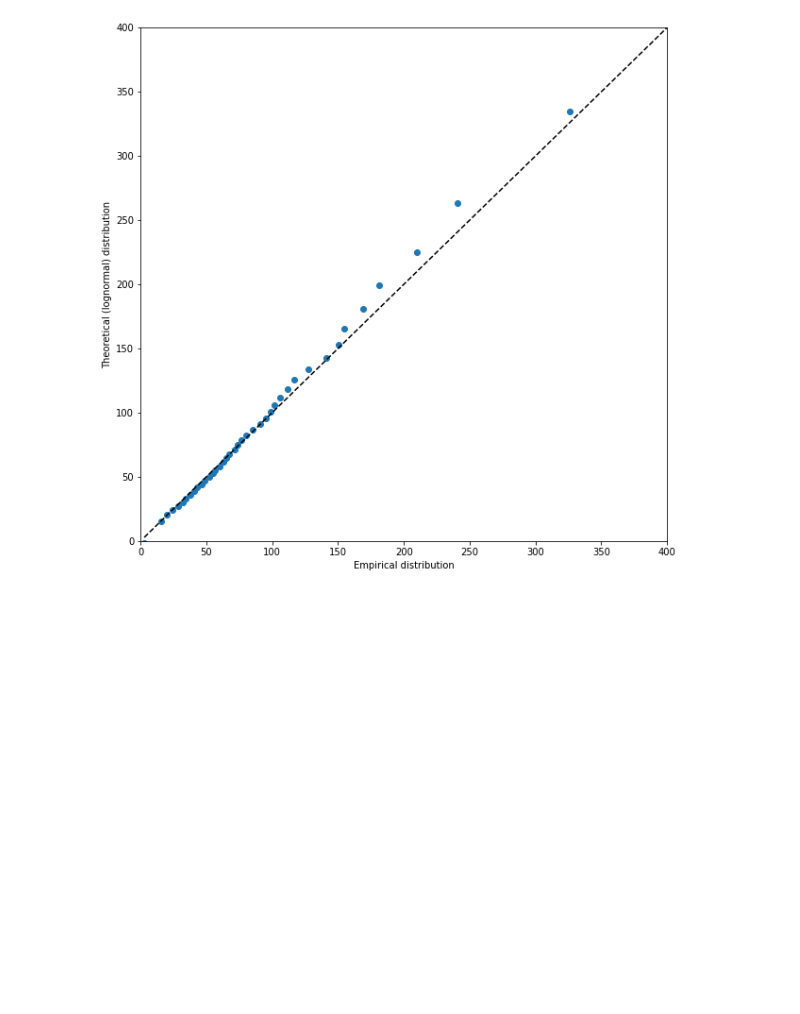
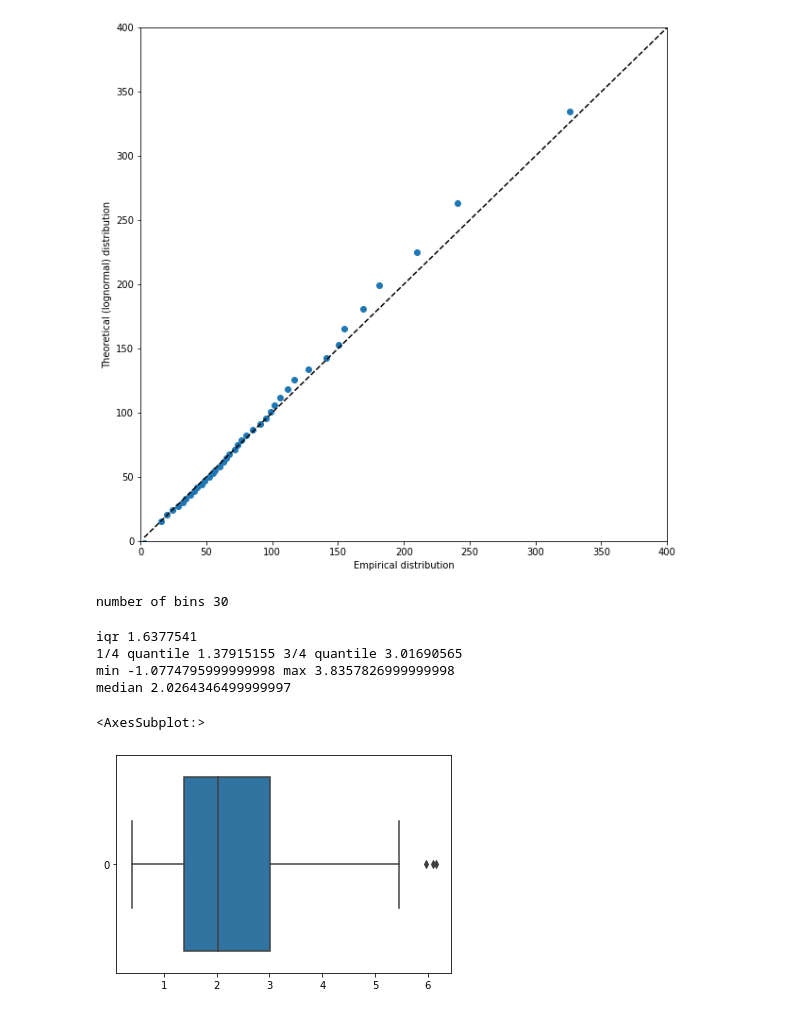
Before and after one commit to morkovka1337/multidimensional_data_processing, a Jupyter notebook: task1.ipynb, the cells around one changed output. Drawn from its saved outputs; the diff is of its cells as text; code cells hidden in the pictures; blank space fills up the shorter version.

```diff
--- a/task1.ipynb
+++ b/task1.ipynb
@@ -112,3 +122,68 @@ plt.ylabel('Theoretical (lognormal) distribution')
 plt.show()
 # %% [output]
 [figure]
+# %%
+import sklearn.mixture
+
+div_yield = data['Dividend Yield']
+
+hist, bin_edges = np.histogram(div_yield, bins=30, density=True)
+
+freq = [hist[i] for i in range(len(hist) - 1)]
+positions = [(bin_edges[i] + bin_edges[i+1])/2  for i in range(len(hist) - 1)]
+div_yield = div_yield[div_yield.between(div_yield.quantile(0.2), div_yield.quantile(.99))].reset_index(drop=True)
+# data_to_fit = np.zeros((29, 2))
+# data_to_fit[:, 0] = positions
+# data_to_fit[:, 1] = freq
+# gmm = sklearn.mixture.GaussianMixture(n_components=2).fit(data_to_fit)
+# inidces = gmm.predict(data_to_fit)
+
+
+# div_yield_0 = []
+# div_yield_1 = []
+
+# for div in div_yield:
+#     div_index = 0
+#     for edge in range(1, len(bin_edges)):
+#         if bin_edges[edge-1] <= div < bin_edges[edge]:
+#             div_index = edge
+#             break
+#     if inidces[div_index] == 0:
+#         div_yield_0.append(div)
+#     else:
+#         div_yield_1.append(div)
+
+# div_yield_0 = pd.DataFrame(div_yield_0)
+# div_yield_1 = pd.DataFrame(div_yield_1)
+# print(div_yield_0)
+# print(div_yield_1)
+# print(div_yield.describe())
+# plt.figure(figsize=(10, 8))
+kernel = st.gaussian_kde(div_yield)
+min_amount, max_amount = div_yield.min(), div_yield.max()
+x = np.linspace(min_amount, max_amount, len(div_yield))
+kde_values = kernel(x)
+nbins = int(5 * np.log10(len(div_yield)) + 1)
+nbins=30
+print('number of bins', nbins)
+# sns.histplot(div_yield, kde=False, bins=nbins, stat='density', label=f'Average price in dollars')
+# plt.plot(x, kde_values, color='r')
+# %% [output]
+number of bins 30
+# %%
+
+q1 = div_yield.quantile(0.25)
+q3 = div_yield.quantile(0.75)
+iqr =  q3 -  q1
+print('iqr', iqr)
+print('1/4 quantile', div_yield.quantile(1/4), '3/4 quantile', div_yield.quantile(3/4))
+print('min', q1-1.5*iqr, 'max', q1+1.5*iqr)
+print('median', div_yield.median())
+sns.boxplot(data=div_yield, orient='h')
+# %% [output]
+iqr 1.6377541
+1/4 quantile 1.37915155 3/4 quantile 3.01690565
+min -1.0774795999999998 max 3.8357826999999998
+median 2.0264346499999997
+<AxesSubplot:>
+[figure, added]
```
Also changed, not shown: parts of 10 cells of this notebook.
